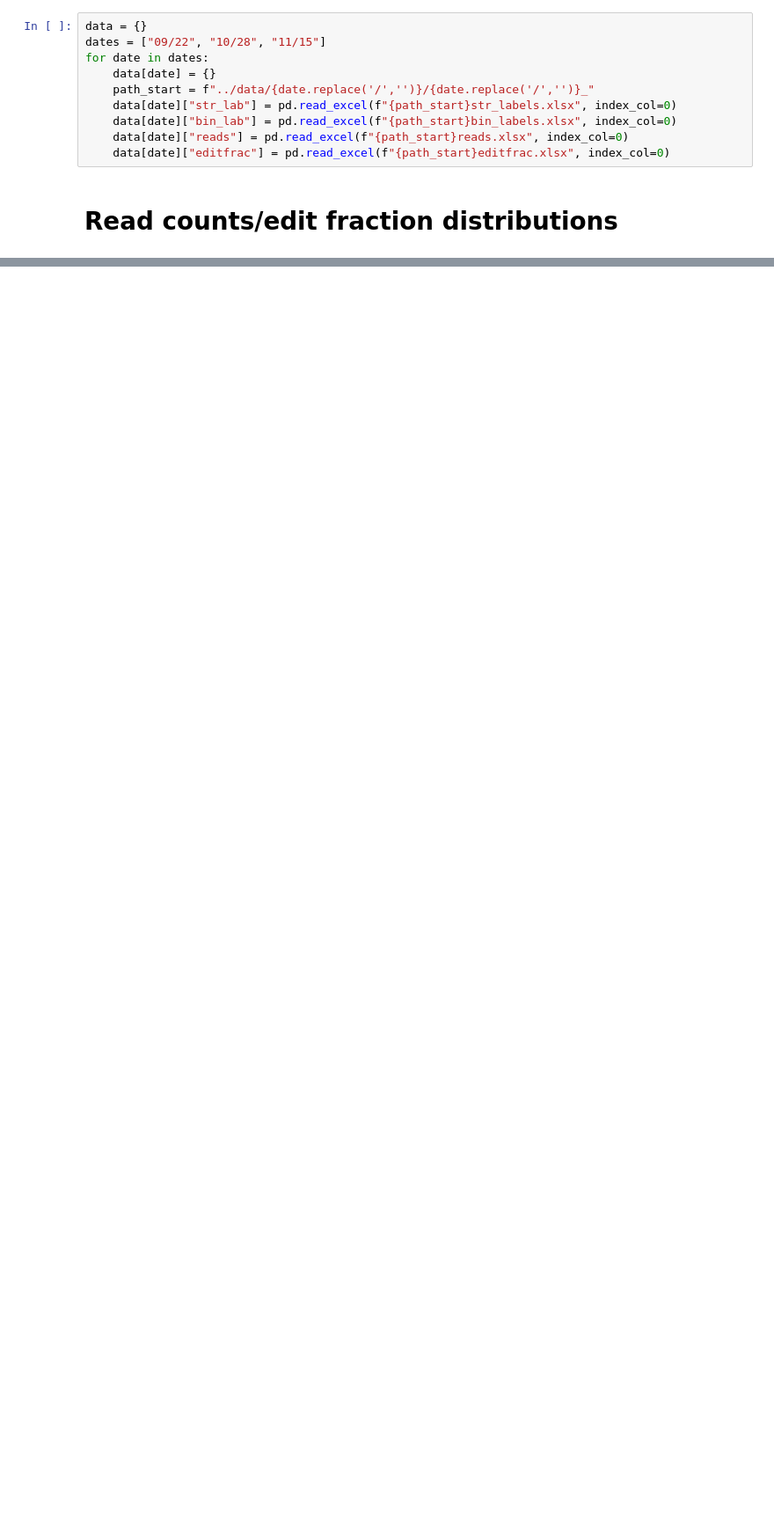
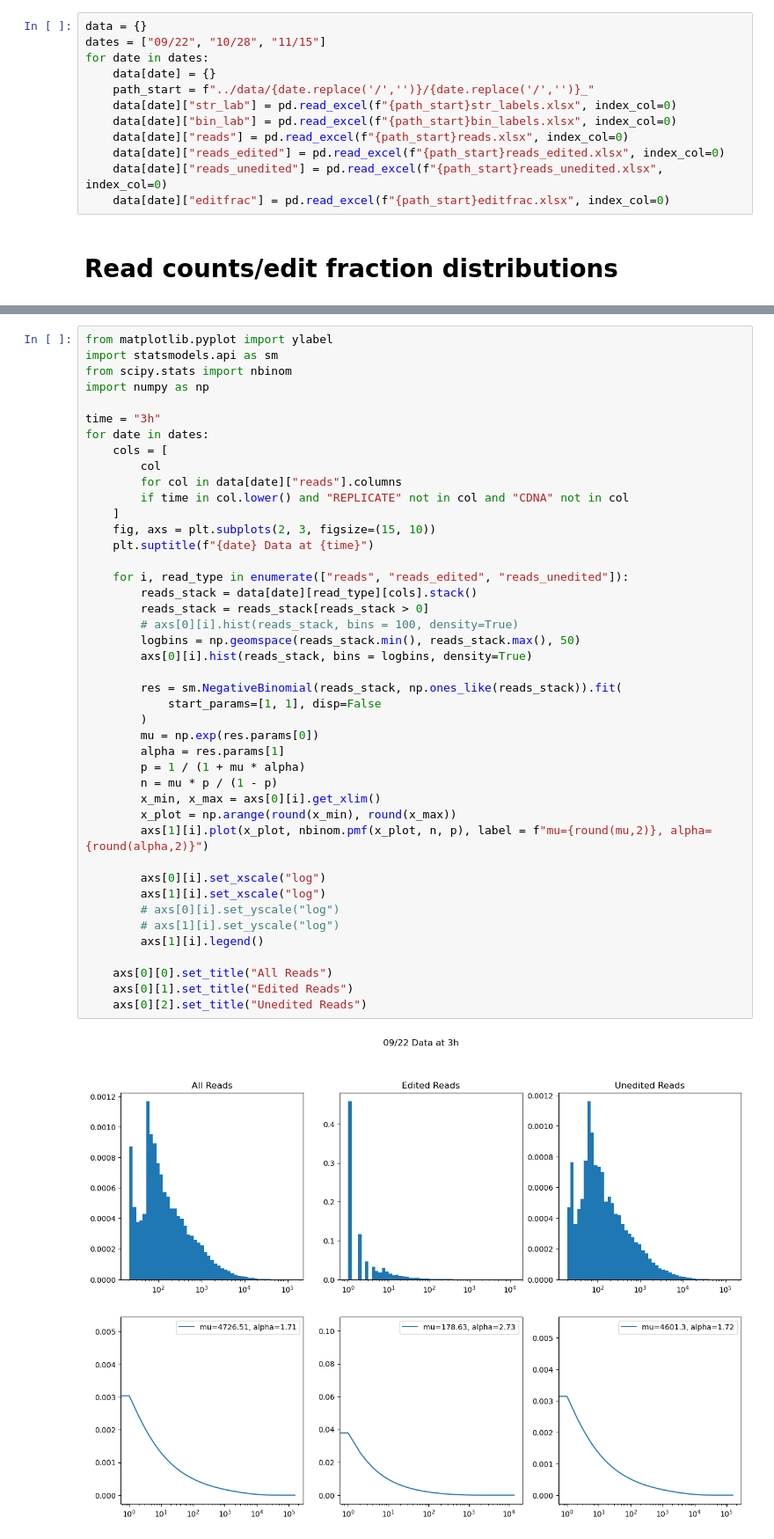
Before and after one commit to justin-delano/PPI-seq, a Jupyter notebook: code/preliminary.ipynb, the cells around one changed output, grey strips where cells are left out. Shown at 88% size. Saved outputs shown, nothing was run; the diff lists cells and outputs as text; blank space fills up the shorter version.

Commit message:
read splitting, adjusted pyro models, new NB plots

```diff
--- a/code/preliminary.ipynb
+++ b/code/preliminary.ipynb
@@ -10,6 +10,8 @@ for date in dates:
     data[date]["str_lab"] = pd.read_excel(f"{path_start}str_labels.xlsx", index_col=0)
     data[date]["bin_lab"] = pd.read_excel(f"{path_start}bin_labels.xlsx", index_col=0)
     data[date]["reads"] = pd.read_excel(f"{path_start}reads.xlsx", index_col=0)
+    data[date]["reads_edited"] = pd.read_excel(f"{path_start}reads_edited.xlsx", index_col=0)
+    data[date]["reads_unedited"] = pd.read_excel(f"{path_start}reads_unedited.xlsx", index_col=0)
     data[date]["editfrac"] = pd.read_excel(f"{path_start}editfrac.xlsx", index_col=0)
 # %% [markdown]
 # Read counts/edit fraction distributions
@@ -35,0 +40,45 @@ for date in dates:
+# %%
+from matplotlib.pyplot import ylabel
+import statsmodels.api as sm
+from scipy.stats import nbinom
+import numpy as np
+
+time = "3h"
+for date in dates:
+    cols = [
+        col
+        for col in data[date]["reads"].columns
+        if time in col.lower() and "REPLICATE" not in col and "CDNA" not in col
+    ]
+    fig, axs = plt.subplots(2, 3, figsize=(15, 10))
+    plt.suptitle(f"{date} Data at {time}")
+
+    for i, read_type in enumerate(["reads", "reads_edited", "reads_unedited"]):
+        reads_stack = data[date][read_type][cols].stack()
+        reads_stack = reads_stack[reads_stack > 0]
+        # axs[0][i].hist(reads_stack, bins = 100, density=True)
+        logbins = np.geomspace(reads_stack.min(), reads_stack.max(), 50)
+        axs[0][i].hist(reads_stack, bins = logbins, density=True)
+
+        res = sm.NegativeBinomial(reads_stack, np.ones_like(reads_stack)).fit(
+            start_params=[1, 1], disp=False
+        )
+        mu = np.exp(res.params[0])
+        alpha = res.params[1]
+        p = 1 / (1 + mu * alpha)
+        n = mu * p / (1 - p)
+        x_min, x_max = axs[0][i].get_xlim()
+        x_plot = np.arange(round(x_min), round(x_max))
+        axs[1][i].plot(x_plot, nbinom.pmf(x_plot, n, p), label = f"mu={round(mu,2)}, alpha={round(alpha,2)}")
+
+        axs[0][i].set_xscale("log")
+        axs[1][i].set_xscale("log")
+        # axs[0][i].set_yscale("log")
+        # axs[1][i].set_yscale("log")
+        axs[1][i].legend()
+
+    axs[0][0].set_title("All Reads")
+    axs[0][1].set_title("Edited Reads")
+    axs[0][2].set_title("Unedited Reads")
+# %% [output]
+[figure, added]
```
Also changed, not shown: parts of 2 cells of this notebook, 7 other files.
